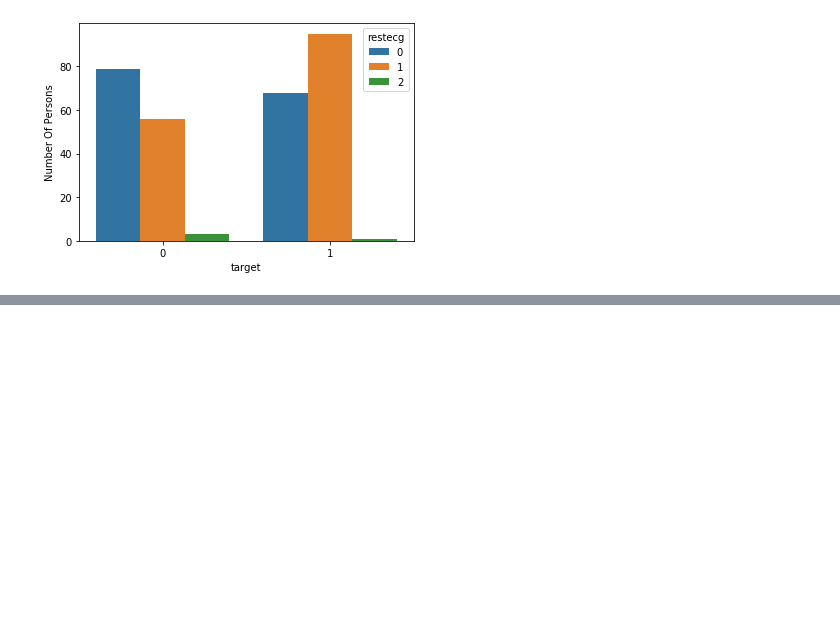
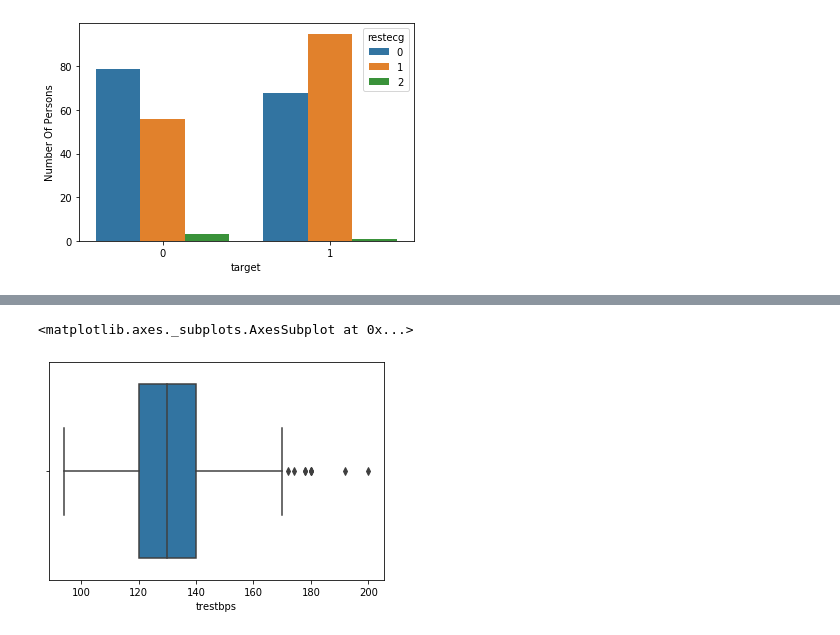
Before and after one commit to abhiraturi/HEART_DISEASE, a Jupyter notebook: Heart_Disease.ipynb, the cells around one changed output, grey strips where cells are left out. Drawn from its saved outputs; the diff is of its cells as text; code cells hidden in the pictures; blank space fills up the shorter version.

```diff
--- a/Heart_Disease.ipynb
+++ b/Heart_Disease.ipynb
@@ -226,0 +240,6 @@ Text(0, 0.5, 'Number Of Persons')
+# %%
+# Checking for Outliers using box plot for trestbps
+sns.boxplot(df['trestbps'])
+# %% [output]
+<matplotlib.axes._subplots.AxesSubplot at 0x...>
+[figure, added]
```
Also changed, not shown: parts of 9 cells of this notebook.
